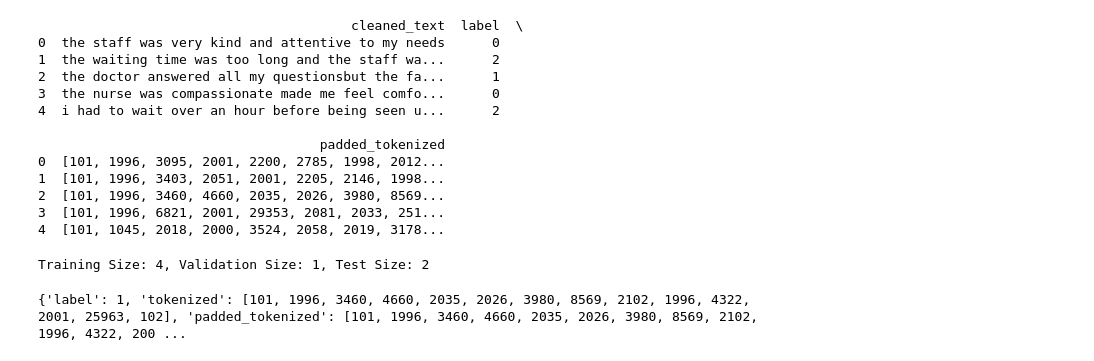
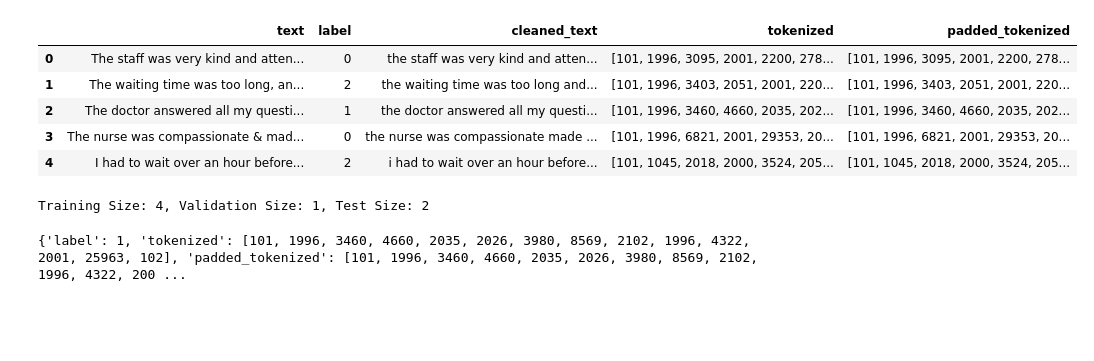
Before and after one commit to davy-benoot/Building-Intelligent-Troubleshooting-Agents, a Jupyter notebook: llm finetuning example.ipynb, the cells around one changed output. Saved outputs shown, nothing was run; the diff lists cells and outputs as text; code cells hidden in the pictures; blank space fills up the shorter version.

```diff
--- a/llm finetuning example.ipynb
+++ b/llm finetuning example.ipynb
@@ -20,47 +20,40 @@ data_dict = {
     "label": ["positive", "negative", "neutral", "positive", "negative", "neutral", "positive"]
 }
 
 # Convert dataset to a DataFrame
 data = pd.DataFrame(data_dict)
 
 # Clean the text
 def clean_text(text):
     text = text.lower()  # Convert to lowercase
     text = re.sub(r'http\S+', '', text)  # Remove URLs
     text = re.sub(r'[^\w\s]', '', text)  # Remove punctuation
     text = re.sub(r'\s+', ' ', text).strip()  # Remove extra whitespace
     return text
 
 data["cleaned_text"] = data["text"].apply(clean_text)
 
 # Convert labels to integers
 label_map = {"positive": 0, "neutral": 1, "negative": 2}
 data["label"] = data["label"].map(label_map)
 
 # Tokenize the cleaned text
 data['tokenized'] = data['cleaned_text'].apply(lambda x: tokenizer.encode(x, add_special_tokens=True))
 
 # Pad or truncate to fixed length (e.g., 128 tokens)
 data['padded_tokenized'] = data['tokenized'].apply(
     lambda x: x + [tokenizer.pad_token_id] * (128 - len(x)) if len(x) < 128 else x[:128]
 )
 
 # Preview cleaned and labeled data
-print(data[['cleaned_text', 'label', 'padded_tokenized']].head())
+data.head()
 # %% [output]
-                                        cleaned_text  label  \
-0  the staff was very kind and attentive to my needs      0
-1  the waiting time was too long and the staff wa...      2
-2  the doctor answered all my questionsbut the fa...      1
-3  the nurse was compassionate made me feel comfo...      0
-4  i had to wait over an hour before being seen u...      2
-
-                                    padded_tokenized
-0  [101, 1996, 3095, 2001, 2200, 2785, 1998, 2012...
-1  [101, 1996, 3403, 2051, 2001, 2205, 2146, 1998...
-2  [101, 1996, 3460, 4660, 2035, 2026, 3980, 8569...
-3  [101, 1996, 6821, 2001, 29353, 2081, 2033, 251...
-4  [101, 1045, 2018, 2000, 3524, 2058, 2019, 3178...
+|  | text | label | cleaned_text | tokenized | padded_tokenized |
+| 0 | The staff was very kind and atten... | 0 | the staff was very kind and atten... | [101, 1996, 3095, 2001, 2200, 278... | [101, 1996, 3095, 2001, 2200, 278... |
+| 1 | The waiting time was too long, an... | 2 | the waiting time was too long and... | [101, 1996, 3403, 2051, 2001, 220... | [101, 1996, 3403, 2051, 2001, 220... |
+| 2 | The doctor answered all my questi... | 1 | the doctor answered all my questi... | [101, 1996, 3460, 4660, 2035, 202... | [101, 1996, 3460, 4660, 2035, 202... |
+| 3 | The nurse was compassionate & mad... | 0 | the nurse was compassionate made ... | [101, 1996, 6821, 2001, 29353, 20... | [101, 1996, 6821, 2001, 29353, 20... |
+| 4 | I had to wait over an hour before... | 2 | i had to wait over an hour before... | [101, 1045, 2018, 2000, 3524, 205... | [101, 1045, 2018, 2000, 3524, 205... |
 # %%
 from sklearn.model_selection import train_test_split
 
```
Also changed, not shown: parts of 2 cells of this notebook, 17 other files.
